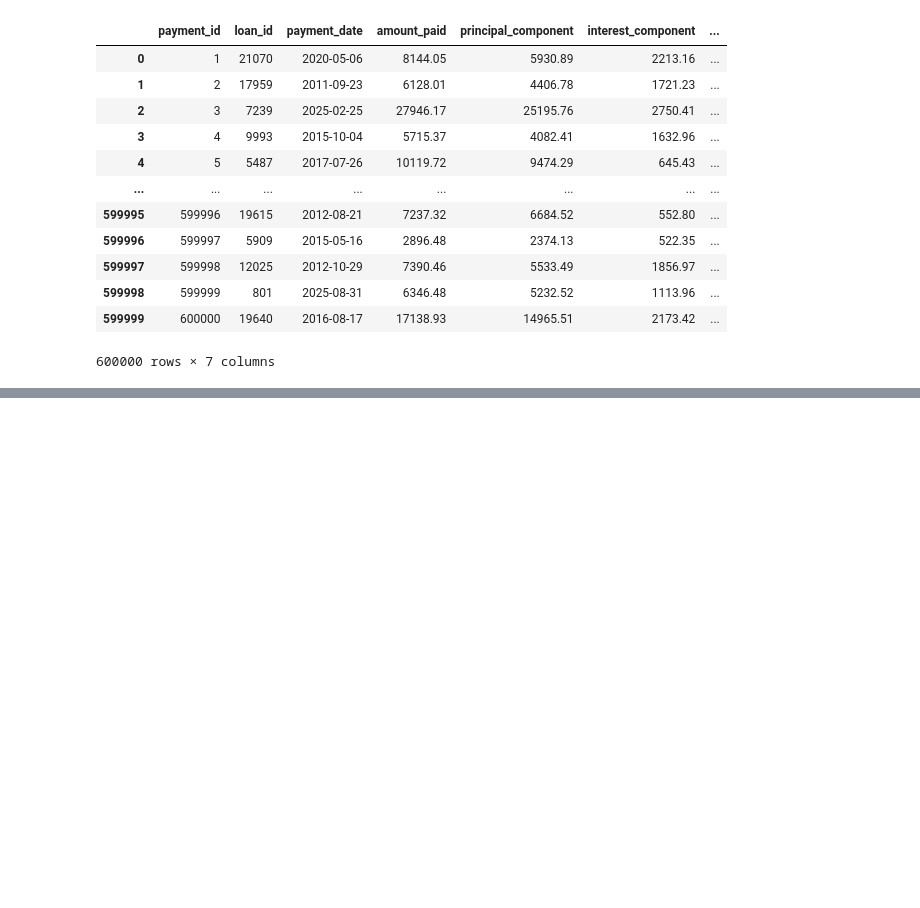
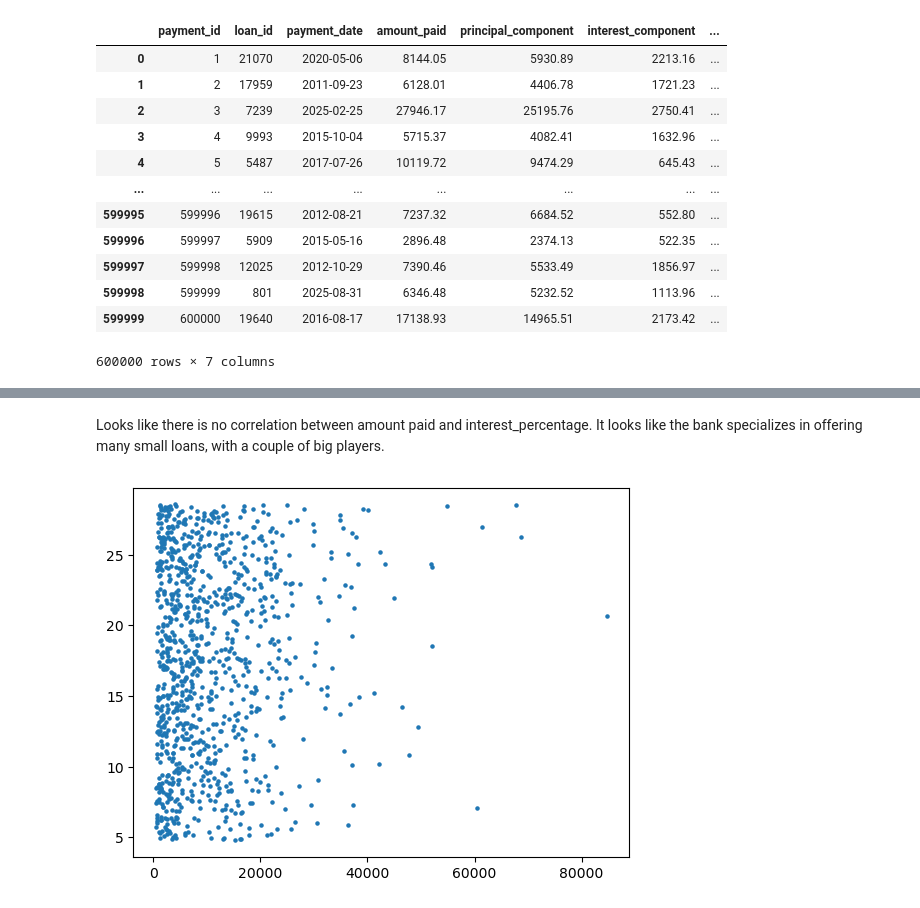
Before and after one commit to rohaa0831/Banking-Transactions, a Jupyter notebook: banking_transactions.ipynb, the cells around one changed output, grey strips where cells are left out. Saved outputs shown, nothing was run; the diff lists cells and outputs as text; code cells hidden in the pictures; blank space fills up the shorter version.

```diff
--- a/banking_transactions.ipynb
+++ b/banking_transactions.ipynb
@@ -179,0 +125,11 @@ Name: balance, Length: 750, dtype: float64
+# %% [markdown]
+<p>
+Looks like there is no correlation between amount paid and interest_percentage. It looks like the bank specializes in offering many small loans, with a couple of big players.
+</p>
+# %%
+loan_payment_sample = loan_payment_2.sample(n=1000)
+fig, ax = plt.subplots()
+ax.scatter(loan_payment_sample['amount_paid'], loan_payment_sample['interest_ratio'], s = 5)
+plt.show()
+# %% [output]
+[figure, added]
```
Also changed, not shown: parts of 52 cells of this notebook.
